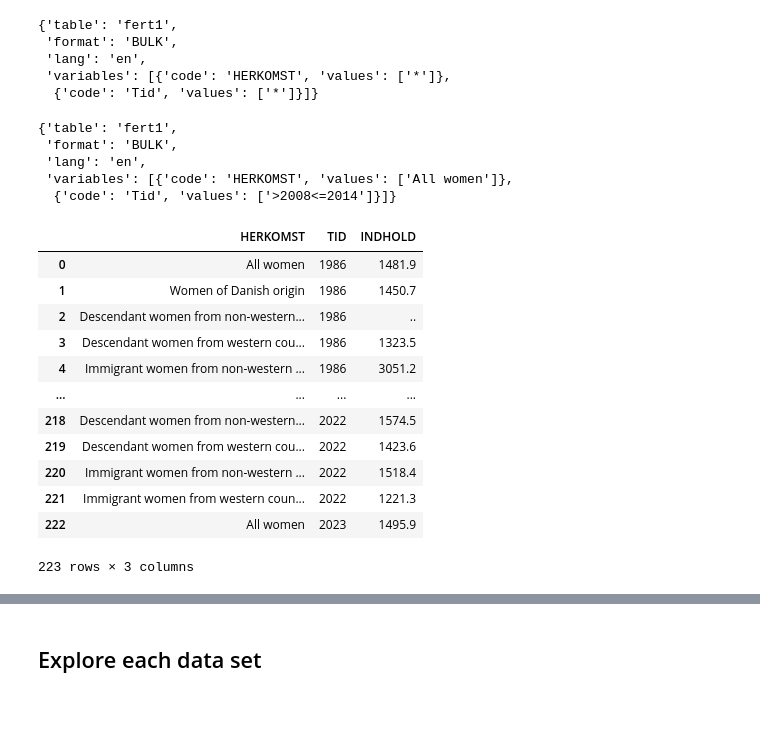
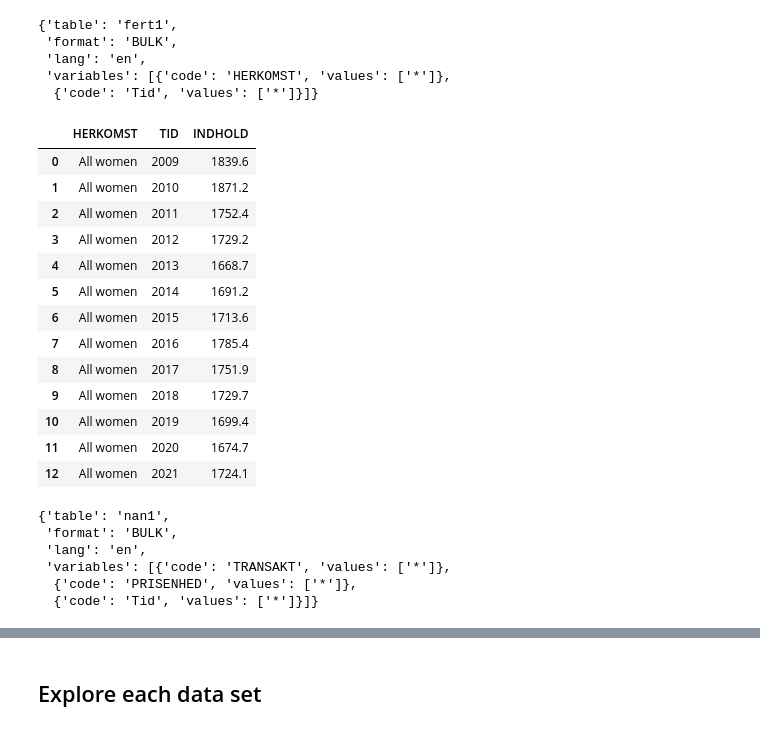
Before and after one commit to NumEconCopenhagen/projects-2024-mikkel-julius-jacob, a Jupyter notebook: dataproject/WorkSpace/Julius/dataproject.ipynb, the cells around one changed output, grey strips where cells are left out. Drawn from its saved outputs; the diff is of its cells as text; code cells hidden in the pictures.

```diff
--- a/dataproject/WorkSpace/Julius/dataproject.ipynb
+++ b/dataproject/WorkSpace/Julius/dataproject.ipynb
@@ -211,31 +182,36 @@ params
  'variables': [{'code': 'HERKOMST', 'values': ['*']},
   {'code': 'Tid', 'values': ['*']}]}
 # %%
-{'table': 'fert1',
+params ={'table': 'fert1',
  'format': 'BULK',
  'lang': 'en',
- 'variables': [{'code': 'HERKOMST', 'values': ['All women']},
-  {'code': 'Tid', 'values': ['>2008<=2014']}]}
+ 'variables': [{'code': 'HERKOMST', 'values': ['AK']},
+  {'code': 'Tid', 'values': ['>2008<=2021']}]}
-# %% [output]
-{'table': 'fert1',
- 'format': 'BULK',
- 'lang': 'en',
- 'variables': [{'code': 'HERKOMST', 'values': ['All women']},
-  {'code': 'Tid', 'values': ['>2008<=2014']}]}
 # %%
-inc_api = FERT.get_data(params=params)
-inc_api.head(223)
+inc_api = fert.get_data(params=params)
+inc_api.head(15)
 # %% [output]
 |  | HERKOMST | TID | INDHOLD |
-| 0 | All women | 1986 | 1481.9 |
-| 1 | Women of Danish origin | 1986 | 1450.7 |
-| 2 | Descendant women from non-western... | 1986 | .. |
-| 3 | Descendant women from western cou... | 1986 | 1323.5 |
-| 4 | Immigrant women from non-western ... | 1986 | 3051.2 |
-| ... | ... | ... | ... |
-| 218 | Descendant women from non-western... | 2022 | 1574.5 |
-| 219 | Descendant women from western cou... | 2022 | 1423.6 |
-| 220 | Immigrant women from non-western ... | 2022 | 1518.4 |
-| 221 | Immigrant women from western coun... | 2022 | 1221.3 |
-| 222 | All women | 2023 | 1495.9 |
+| 0 | All women | 2009 | 1839.6 |
+| 1 | All women | 2010 | 1871.2 |
+| 2 | All women | 2011 | 1752.4 |
+| 3 | All women | 2012 | 1729.2 |
+| 4 | All women | 2013 | 1668.7 |
+| 5 | All women | 2014 | 1691.2 |
+| 6 | All women | 2015 | 1713.6 |
+| 7 | All women | 2016 | 1785.4 |
+| 8 | All women | 2017 | 1751.9 |
+| 9 | All women | 2018 | 1729.7 |
+| 10 | All women | 2019 | 1699.4 |
+| 11 | All women | 2020 | 1674.7 |
+| 12 | All women | 2021 | 1724.1 |
-223 rows × 3 columns
+# %%
+params = gdp.define_base_params(language='en')
+params
+# %% [output]
+{'table': 'nan1',
+ 'format': 'BULK',
+ 'lang': 'en',
+ 'variables': [{'code': 'TRANSAKT', 'values': ['*']},
+  {'code': 'PRISENHED', 'values': ['*']},
+  {'code': 'Tid', 'values': ['*']}]}
```
Also changed, not shown: parts of 9 cells of this notebook.
